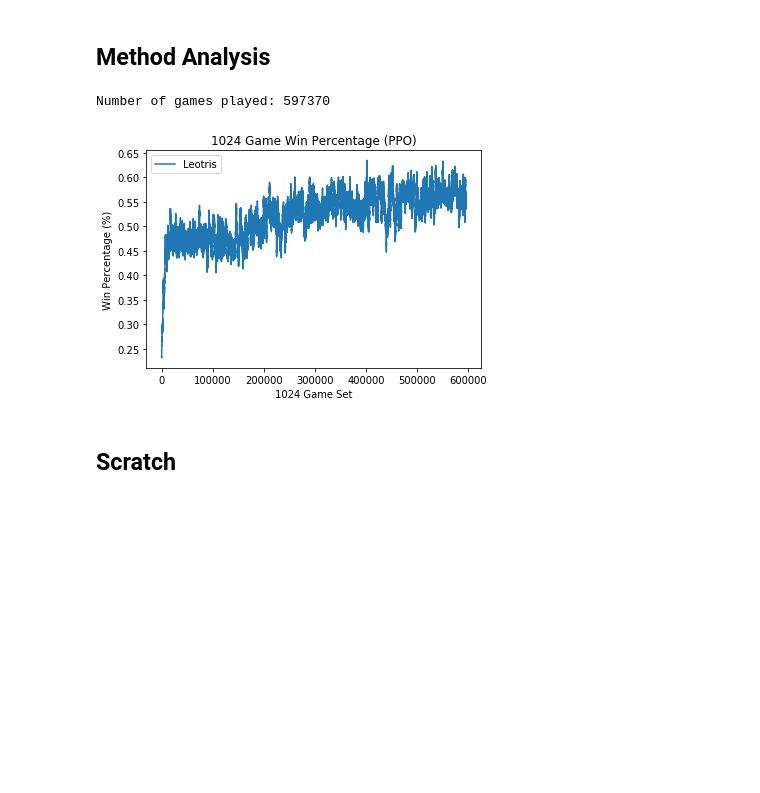
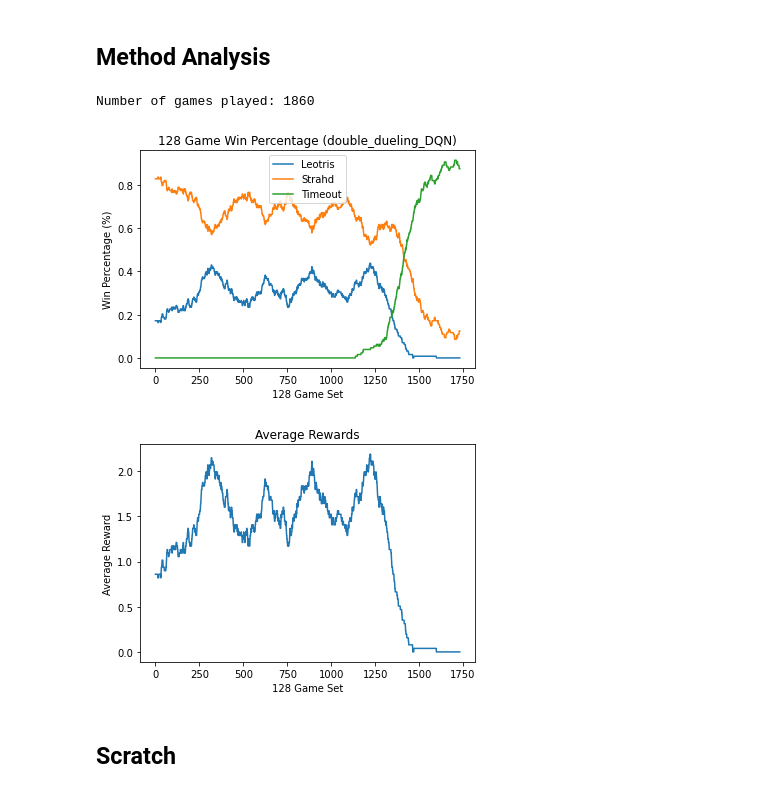
Before and after one commit to AndrewLim1990/dungeonsNdata, a Jupyter notebook: analysis.ipynb, the cells around one changed output. Saved outputs shown, nothing was run; the diff lists cells and outputs as text; code cells hidden in the pictures; blank space fills up the shorter version.

```diff
--- a/analysis.ipynb
+++ b/analysis.ipynb
@@ -49,47 +52,48 @@ def report_actions(state):
 # %% [markdown]
 ## Method Analysis
 # %%
-model_name = 'PPO'
+model_name = 'double_dueling_DQN'
 winner_list = dill.load(open("results/winner_list_{}.pickle".format(model_name), "rb"))
 reward_list = dill.load(open("results/reward_list_{}.pickle".format(model_name), "rb"))
 
-batch_size = 1024
+batch_size = 128
 win_pcts = defaultdict(list)
 avg_rewards = list()
 
-creatures = ["Leotris"]
+creatures = ["Leotris", "Strahd", "Timeout"]
 
 print("Number of games played: {}".format(len(winner_list)))
 
 # Graph win percentage:
 for i in range(0, len(winner_list) - batch_size):
     batch_winner_list = winner_list[i:(i+batch_size)]
     win_pct = calc_win_percentage(batch_winner_list, creatures=creatures)
     for creature, batch_win_pct in win_pct.items():
         win_pcts[creature].append(batch_win_pct)
 for creature in creatures:
     plt.plot(range(len(win_pcts[creature])), win_pcts[creature], label=creature)
 plt.title("{} Game Win Percentage ({})".format(batch_size, model_name))
 plt.ylabel("Win Percentage (%)")
 plt.xlabel("{} Game Set".format(batch_size))
 plt.legend()
 plt.savefig('results/{}.png'.format(model_name))
 plt.show()
 
-# # Graph reward:
-# for i in range(0, len(reward_list) - batch_size):
-#     batch_reward_list = reward_list[i:(i+batch_size)]
-#     avg_reward = np.mean(batch_reward_list)
-#     avg_rewards.append(avg_reward)
+# Graph reward:
+for i in range(0, len(reward_list) - batch_size):
+    batch_reward_list = reward_list[i:(i+batch_size)]
+    avg_reward = np.mean(batch_reward_list)
+    avg_rewards.append(avg_reward)
 
-# plt.plot(range(len(avg_rewards)), avg_rewards)
-# plt.title("Average Rewards")
-# plt.ylabel("Average Reward")
-# plt.xlabel("{} Game Set".format(batch_size))
-# plt.show()
+plt.plot(range(len(avg_rewards)), avg_rewards)
+plt.title("Average Rewards")
+plt.ylabel("Average Reward")
+plt.xlabel("{} Game Set".format(batch_size))
+plt.show()
 # %% [output]
-Number of games played: 597370
+Number of games played: 1860
-[figure, old version]
+[figure, new version]
+[figure, added]
 # %% [markdown]
 ## Scratch
 # %%
```
Also changed, not shown: parts of 4 cells of this notebook.
